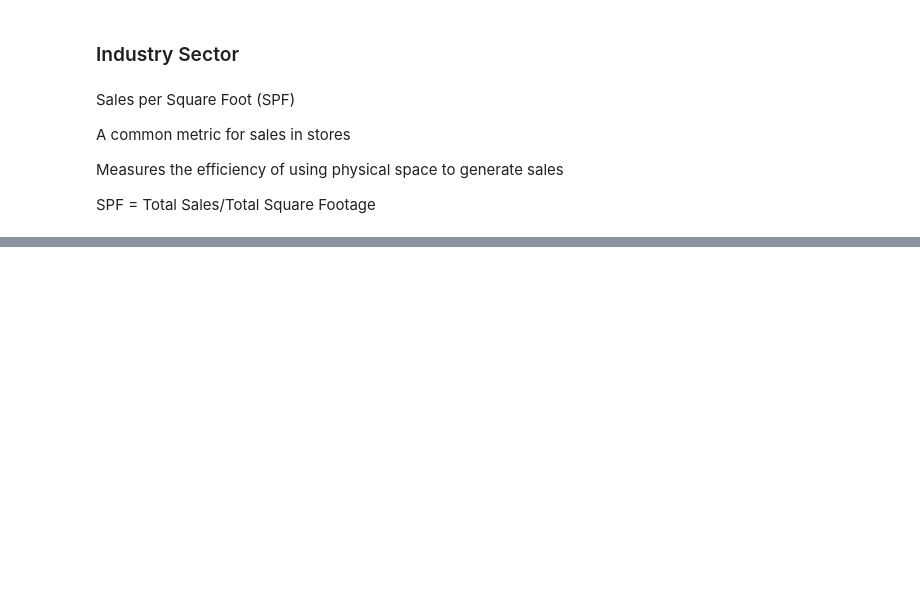
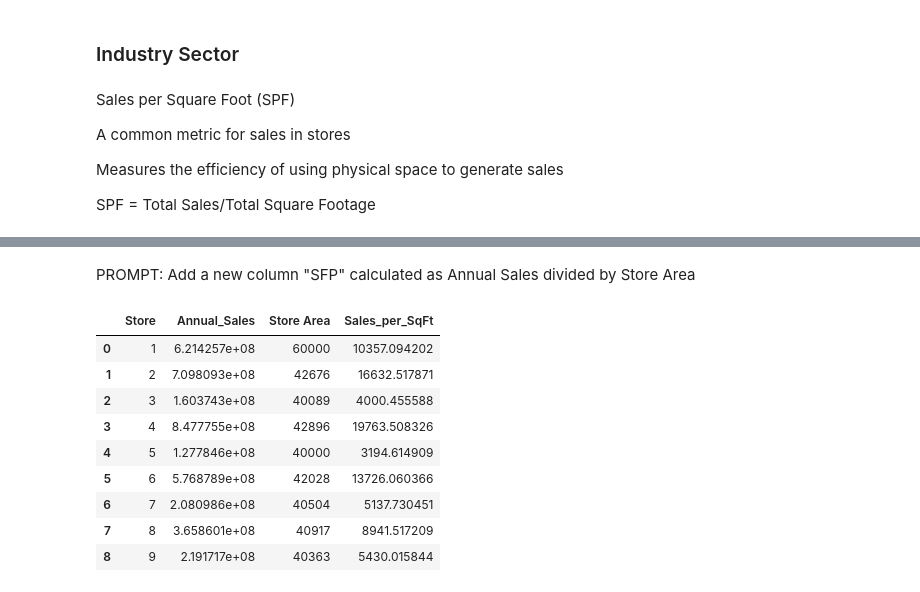
Before and after one commit to saulzmtz/ds, a Jupyter notebook: leaningTower1.ipynb, the cells around one changed output, grey strips where cells are left out. Drawn from its saved outputs; the diff is of its cells as text; code cells hidden in the pictures; blank space fills up the shorter version.

```diff
--- a/leaningTower1.ipynb
+++ b/leaningTower1.ipynb
@@ -859,0 +1018,19 @@ SPF = Total Sales/Total Square Footage
+# %%
+# Aggregate the dataset by store, summing the weekly sales and calculating Annual Sales by dividing by 2
+# Take the last value of Store Area for each store
+
+# Step 1: Sum Weekly Sales for each store
+store_sales_summary = data.groupby('Store').agg({
+    'Weekly_Sales': 'sum',      # Sum of Weekly Sales per store
+    'Store Area': 'last'        # Last value of Store Area for each store
+}).reset_index()
+
+# Step 2: Calculate Annual Sales by dividing the total weekly sales by 2
+store_sales_summary['Annual_Sales'] = store_sales_summary['Weekly_Sales'] / 2
+
+# Display the final aggregated table with Store, Annual Sales, and Store Area
+result = store_sales_summary[['Store', 'Annual_Sales', 'Store Area']]
+
+# Instead of using the unavailable 'ace_tools', use the built-in 'display' function or 'print'
+display(result)  # or print(result)
+# This will display the DataFrame in the output
@@ -859,0 +1048,23 @@ SPF = Total Sales/Total Square Footage
+# %% [markdown]
+PROMPT: Add a new column "SFP" calculated as Annual Sales divided by Store Area
+# %%
+# Add a new column calculated as Annual Sales divided by Store Area
+store_sales_summary['Sales_per_SqFt'] = store_sales_summary['Annual_Sales'] / store_sales_summary['Store Area']
+
+# Display the updated table with Store, Annual Sales, Store Area, and Sales_per_SqFt
+result_with_sales_per_sqft = store_sales_summary[['Store', 'Annual_Sales', 'Store Area', 'Sales_per_SqFt']]
+
+# Instead of using the unavailable 'ace_tools', use the built-in 'display' function or 'print'
+display(result_with_sales_per_sqft)  # or print(result_with_sales_per_sqft)
+# This will display the DataFrame in the output
+# %% [output]
+|  | Store | Annual_Sales | Store Area | Sales_per_SqFt |
+| 0 | 1 | 6.214257e+08 | 60000 | 10357.094202 |
+| 1 | 2 | 7.098093e+08 | 42676 | 16632.517871 |
+| 2 | 3 | 1.603743e+08 | 40089 | 4000.455588 |
+| 3 | 4 | 8.477755e+08 | 42896 | 19763.508326 |
+| 4 | 5 | 1.277846e+08 | 40000 | 3194.614909 |
+| 5 | 6 | 5.768789e+08 | 42028 | 13726.060366 |
+| 6 | 7 | 2.080986e+08 | 40504 | 5137.730451 |
+| 7 | 8 | 3.658601e+08 | 40917 | 8941.517209 |
+| 8 | 9 | 2.191717e+08 | 40363 | 5430.015844 |
```
Also changed, not shown: parts of 11 cells of this notebook.
